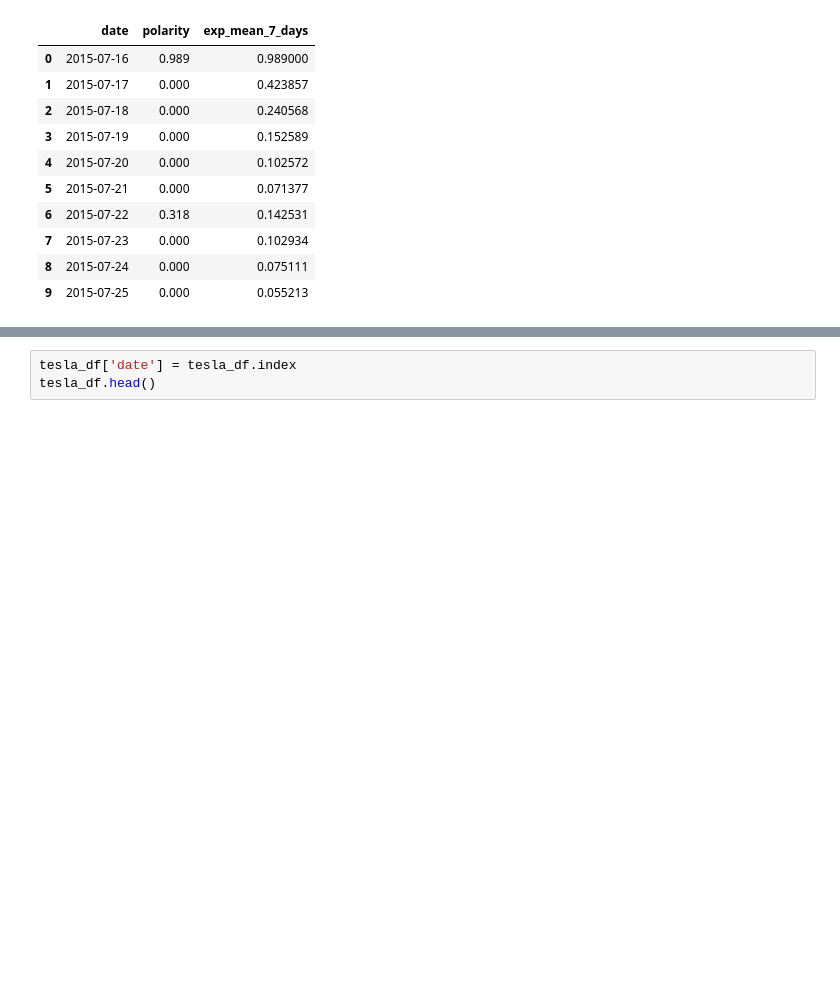
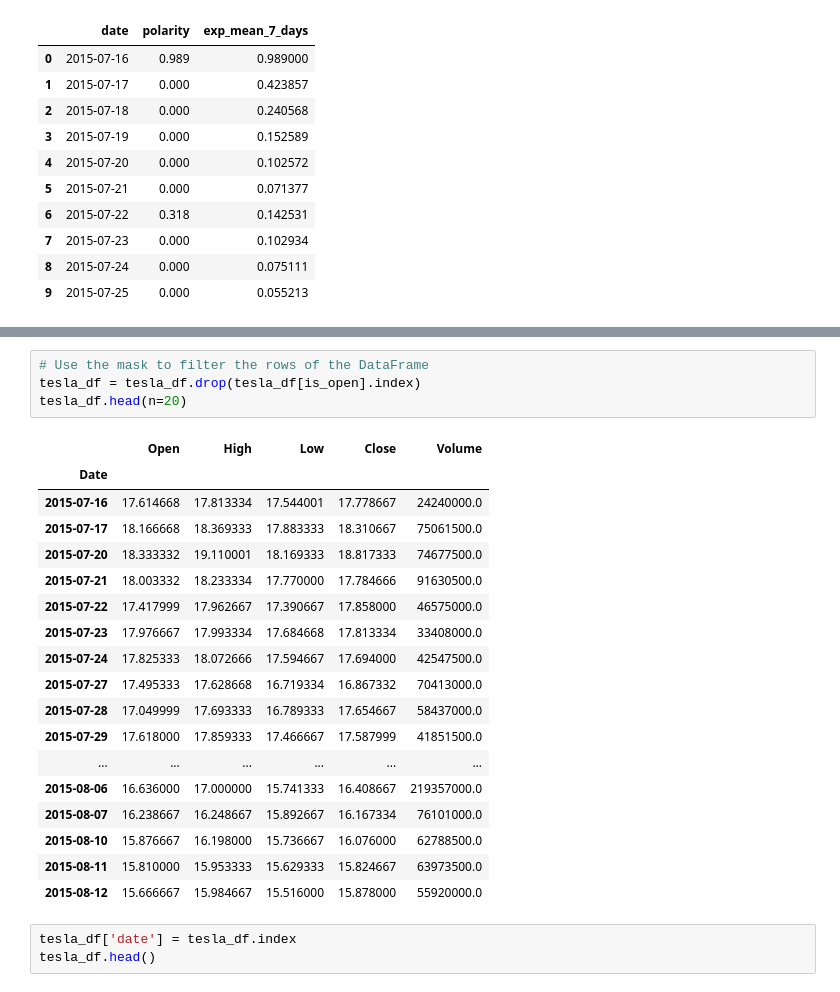
Before and after one commit to ludvigdoeser/scalableMLproject, a Jupyter notebook: News.ipynb, the cells around one changed output, grey strips where cells are left out. Saved outputs shown, nothing was run; the diff lists cells and outputs as text; blank space fills up the shorter version.

```diff
--- a/News.ipynb
+++ b/News.ipynb
@@ -949,3 +820,26 @@ tesla_df.tail(n=10)
+# %%
+# Use the mask to filter the rows of the DataFrame
+tesla_df = tesla_df.drop(tesla_df[is_open].index)
+tesla_df.head(n=20)
+# %% [output]
+|  | Open | High | Low | Close | Volume |
+| Date |  |  |  |  |  |
+| 2015-07-16 | 17.614668 | 17.813334 | 17.544001 | 17.778667 | 24240000.0 |
+| 2015-07-17 | 18.166668 | 18.369333 | 17.883333 | 18.310667 | 75061500.0 |
+| 2015-07-20 | 18.333332 | 19.110001 | 18.169333 | 18.817333 | 74677500.0 |
+| 2015-07-21 | 18.003332 | 18.233334 | 17.770000 | 17.784666 | 91630500.0 |
+| 2015-07-22 | 17.417999 | 17.962667 | 17.390667 | 17.858000 | 46575000.0 |
+| 2015-07-23 | 17.976667 | 17.993334 | 17.684668 | 17.813334 | 33408000.0 |
+| 2015-07-24 | 17.825333 | 18.072666 | 17.594667 | 17.694000 | 42547500.0 |
+| 2015-07-27 | 17.495333 | 17.628668 | 16.719334 | 16.867332 | 70413000.0 |
+| 2015-07-28 | 17.049999 | 17.693333 | 16.789333 | 17.654667 | 58437000.0 |
+| 2015-07-29 | 17.618000 | 17.859333 | 17.466667 | 17.587999 | 41851500.0 |
+| ... | ... | ... | ... | ... | ... |
+| 2015-08-06 | 16.636000 | 17.000000 | 15.741333 | 16.408667 | 219357000.0 |
+| 2015-08-07 | 16.238667 | 16.248667 | 15.892667 | 16.167334 | 76101000.0 |
+| 2015-08-10 | 15.876667 | 16.198000 | 15.736667 | 16.076000 | 62788500.0 |
+| 2015-08-11 | 15.810000 | 15.953333 | 15.629333 | 15.824667 | 63973500.0 |
+| 2015-08-12 | 15.666667 | 15.984667 | 15.516000 | 15.878000 | 55920000.0 |
 # %%
 tesla_df['date'] = tesla_df.index
 tesla_df.head()
```
Also changed, not shown: parts of 33 cells of this notebook, 5 other files.
